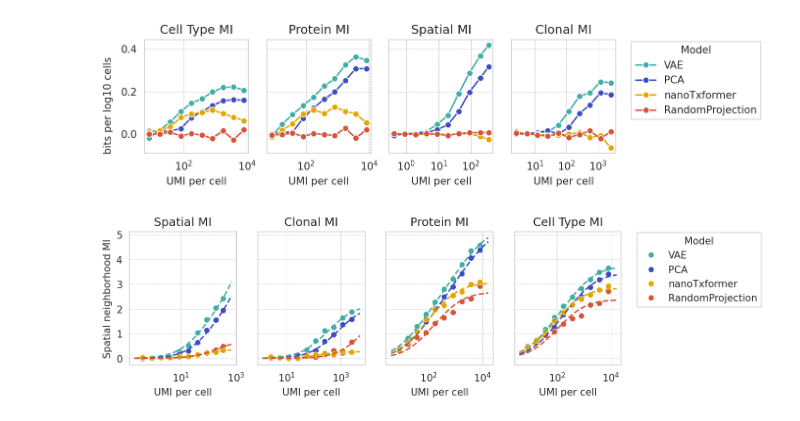
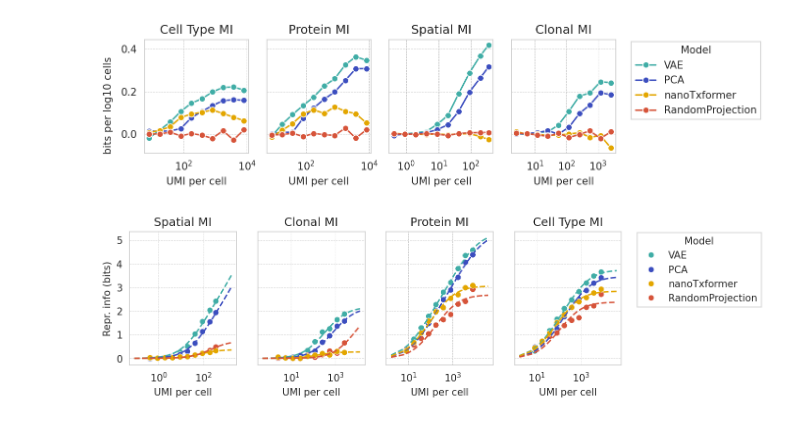
Before and after one commit to ggdna/scScaling, a Jupyter notebook: results/count_scaling_plots.ipynb, the cells around one changed output. Cells and saved outputs as stored; diff of their text form; code cells hidden in the pictures.

```diff
--- a/results/count_scaling_plots.ipynb
+++ b/results/count_scaling_plots.ipynb
@@ -271,7 +269,7 @@ for row, (metric, palette) in enumerate(zip(metrics, palettes)):
         sns.lineplot(
             data=data[data['Method'] == method],
             hue='UMI per cell', y=metric,
-            x='Cell number', hue_norm=norm,
+            x='Cell number', hue_norm=norm, markersize=5,
             marker='o', palette=palette, ax=ax, legend=False
         )
 
@@ -367,33 +365,38 @@ plt.show()
 # %%
 from scipy.optimize import curve_fit
 def info_scaling(x, A, B):
-    return 0.5 * np.log2((x*(B)+ 1)/(1+A*x))
+    return 0.5 * np.log2((x*B+ 1)/(1+A*x))
 # %%
 fig = plt.figure(figsize=(9, 2.5), dpi=dpi)
 
 axs = fig.subplots(1, 4, sharey=True)
 dfs = [merf_df, larry_df, cite_df, cite_df]
 metrics = ['Spatial neighborhood MI', 'Clonal MI', 'Protein MI', 'Cell type fine MI']
 names = ['Spatial MI', 'Clonal MI', 'Protein MI', 'Cell Type MI']
 
 for ax, df, metric, name in zip(axs, dfs, metrics, names):
     max_cells = df[df['Cell number'] == df['Cell number'].max()]
     sns.scatterplot(data=max_cells,
                 x='UMI per cell', y=metric,
                 hue='Method', marker='o',
                 palette=pretty_palette, hue_order=hue_order,
                 ax=ax, legend=name==names[-1])
 
     for i, method in enumerate(hue_order):
         x_data = max_cells[max_cells['Method']== method]['UMI per cell']
         ydata = max_cells[max_cells['Method']== method][metric]
-        popt, pcov = curve_fit(info_scaling, x_data, ydata)
+        popt, pcov = curve_fit(info_scaling, x_data, ydata,
+                               p0 = [10**-2, 10**-2], bounds=[(0, 0), (np.inf, np.inf)])
 
-        x_fit = np.linspace(x_data.min()/2, 2*x_data.max(), 10**4)
+        x_fit = np.linspace(x_data.min()/5, 5*x_data.max(), 10**4)
         ax.plot(x_fit, info_scaling(x_fit, *popt), color=pretty_palette[i], linestyle='--')
+
     ax.set_title(name)
     ax.set_xscale('log')
+    ax.set_ylabel('')
+
+axs[0].set_ylabel('Repr. info (bits)')
 
 sns.move_legend(axs[-1], "upper left", bbox_to_anchor=(1.1, 1.03), title='Model')
 # %% [output]
-[figure, old version]
+[figure, new version]
```
Also changed, not shown: parts of 1 cell of this notebook, 3 other files.
